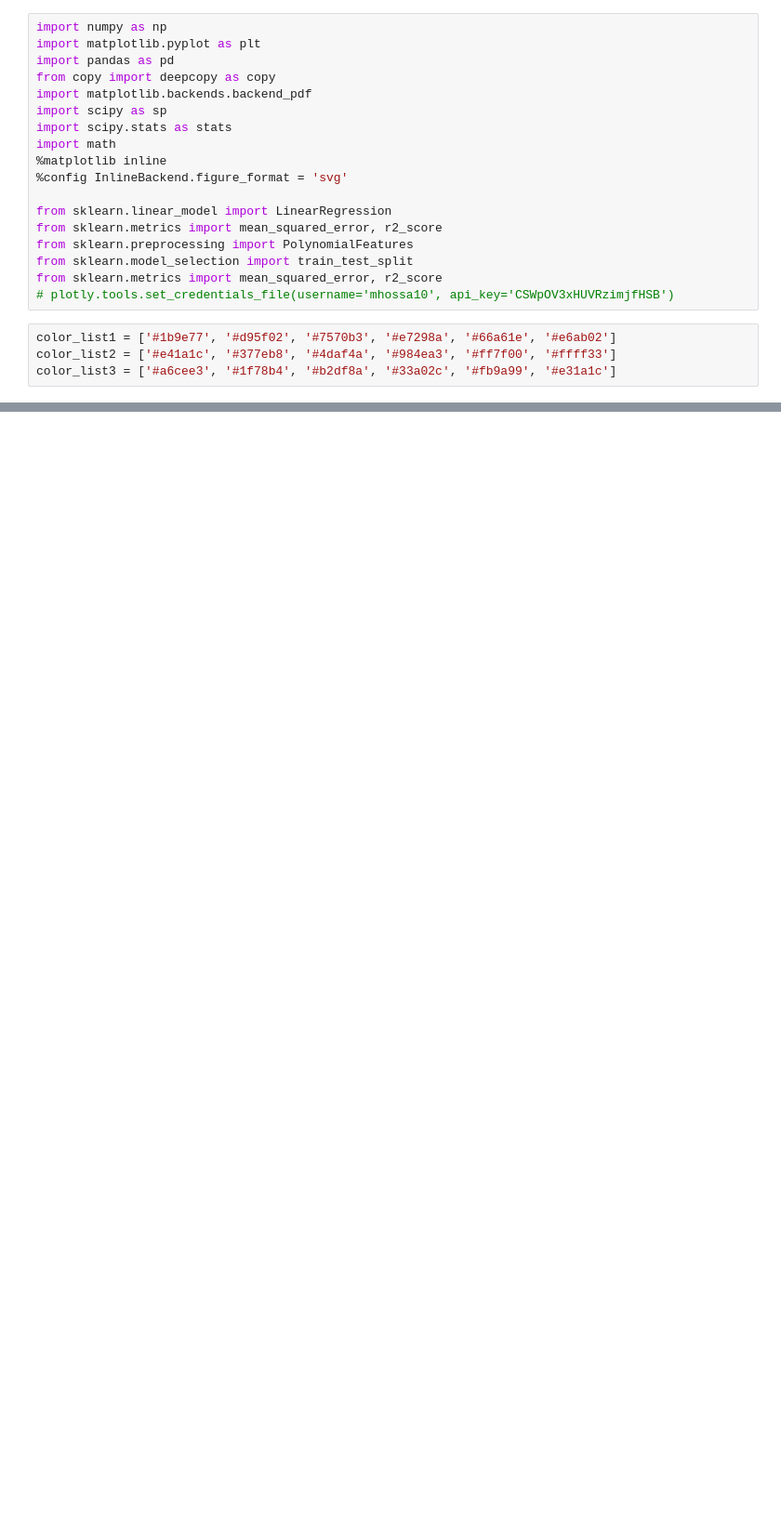
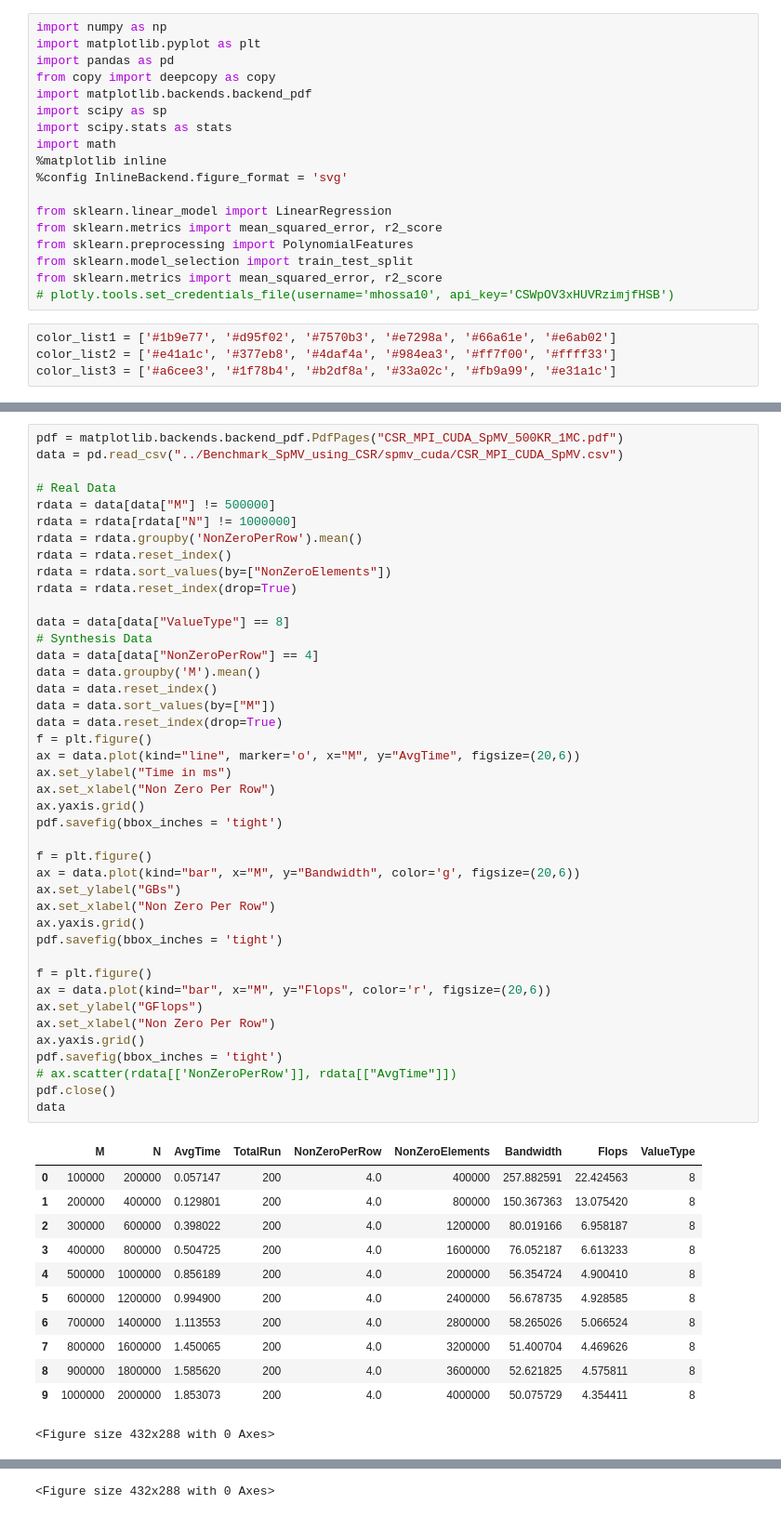
Before and after one commit to marufdsi/Benchmark_SpMV_using_CSR5, a Jupyter notebook: CSR5_SpMV_GPU_Plots.ipynb, the cells around one changed output, grey strips where cells are left out. Shown at 93% size. Drawn from its saved outputs; the diff is of its cells as text; blank space fills up the shorter version.

```diff
--- a/CSR5_SpMV_GPU_Plots.ipynb
+++ b/CSR5_SpMV_GPU_Plots.ipynb
@@ -82,0 +136,55 @@ data
+# %%
+pdf = matplotlib.backends.backend_pdf.PdfPages("CSR_MPI_CUDA_SpMV_500KR_1MC.pdf")
+data = pd.read_csv("../Benchmark_SpMV_using_CSR/spmv_cuda/CSR_MPI_CUDA_SpMV.csv")
+
+# Real Data
+rdata = data[data["M"] != 500000]
+rdata = rdata[rdata["N"] != 1000000]
+rdata = rdata.groupby('NonZeroPerRow').mean()
+rdata = rdata.reset_index()
+rdata = rdata.sort_values(by=["NonZeroElements"])
+rdata = rdata.reset_index(drop=True)
+
+data = data[data["ValueType"] == 8]
+# Synthesis Data
+data = data[data["NonZeroPerRow"] == 4]
+data = data.groupby('M').mean()
+data = data.reset_index()
+data = data.sort_values(by=["M"])
+data = data.reset_index(drop=True)
+f = plt.figure()
+ax = data.plot(kind="line", marker='o', x="M", y="AvgTime", figsize=(20,6))
+ax.set_ylabel("Time in ms")
+ax.set_xlabel("Non Zero Per Row")
+ax.yaxis.grid()
+pdf.savefig(bbox_inches = 'tight')
+
+f = plt.figure()
+ax = data.plot(kind="bar", x="M", y="Bandwidth", color='g', figsize=(20,6))
+ax.set_ylabel("GBs")
+ax.set_xlabel("Non Zero Per Row")
+ax.yaxis.grid()
+pdf.savefig(bbox_inches = 'tight')
+
+f = plt.figure()
+ax = data.plot(kind="bar", x="M", y="Flops", color='r', figsize=(20,6))
+ax.set_ylabel("GFlops")
+ax.set_xlabel("Non Zero Per Row")
+ax.yaxis.grid()
+pdf.savefig(bbox_inches = 'tight')
+# ax.scatter(rdata[['NonZeroPerRow']], rdata[["AvgTime"]])
+pdf.close()
+data
+# %% [output]
+|  | M | N | AvgTime | TotalRun | NonZeroPerRow | NonZeroElements | Bandwidth | Flops | ValueType |
+| 0 | 100000 | 200000 | 0.057147 | 200 | 4.0 | 400000 | 257.882591 | 22.424563 | 8 |
+| 1 | 200000 | 400000 | 0.129801 | 200 | 4.0 | 800000 | 150.367363 | 13.075420 | 8 |
+| 2 | 300000 | 600000 | 0.398022 | 200 | 4.0 | 1200000 | 80.019166 | 6.958187 | 8 |
+| 3 | 400000 | 800000 | 0.504725 | 200 | 4.0 | 1600000 | 76.052187 | 6.613233 | 8 |
+| 4 | 500000 | 1000000 | 0.856189 | 200 | 4.0 | 2000000 | 56.354724 | 4.900410 | 8 |
+| 5 | 600000 | 1200000 | 0.994900 | 200 | 4.0 | 2400000 | 56.678735 | 4.928585 | 8 |
+| 6 | 700000 | 1400000 | 1.113553 | 200 | 4.0 | 2800000 | 58.265026 | 5.066524 | 8 |
+| 7 | 800000 | 1600000 | 1.450065 | 200 | 4.0 | 3200000 | 51.400704 | 4.469626 | 8 |
+| 8 | 900000 | 1800000 | 1.585620 | 200 | 4.0 | 3600000 | 52.621825 | 4.575811 | 8 |
+| 9 | 1000000 | 2000000 | 1.853073 | 200 | 4.0 | 4000000 | 50.075729 | 4.354411 | 8 |
+<Figure size 432x288 with 0 Axes>
@@ -82,0 +192 @@ data
+<Figure size 432x288 with 0 Axes>
```
Also changed, not shown: parts of 5 cells of this notebook, 2 other files.
